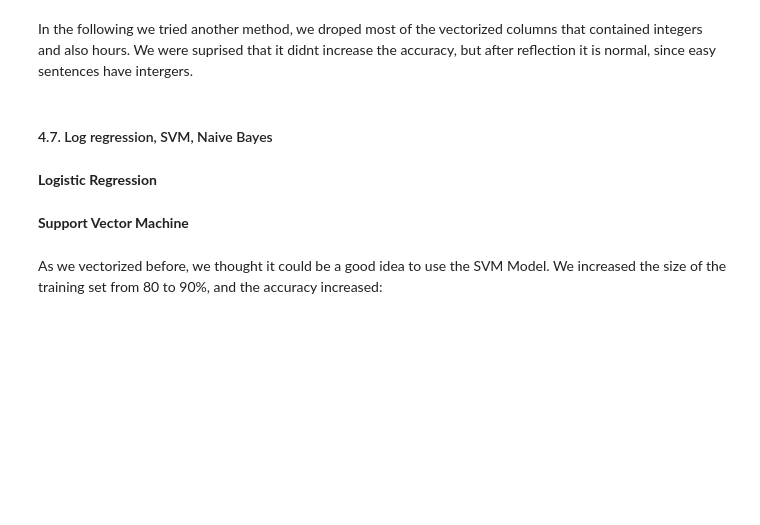
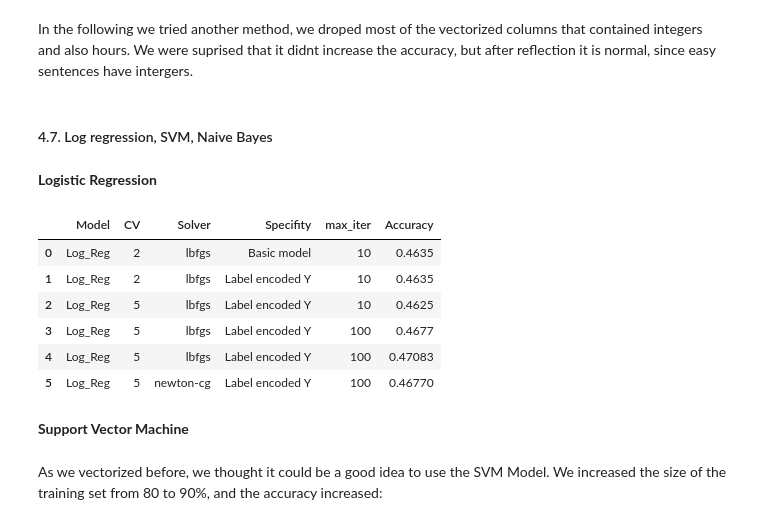
Before and after one commit to Stergios-Konstantinidis/DMML2022_Nestle, a Jupyter notebook: DMML2022_Nestle_3.ipynb, the cells around one changed output. Cells and saved outputs as stored; diff of their text form; code cells hidden in the pictures; blank space fills up the shorter version.

```diff
--- a/DMML2022_Nestle_3.ipynb
+++ b/DMML2022_Nestle_3.ipynb
@@ -676,15 +676,23 @@ LR_accur_test
 # %%
 Label = [' Model', 'CV', 'Solver', 'Specifity', 'max_iter', 'Accuracy']
 LR_1 = ['Log_Reg', '2', 'lbfgs','Basic model', '10','0.4635']
 LR_2 = ['Log_Reg', '2', 'lbfgs','Label encoded Y','10', '0.4635']
 LR_3 = ['Log_Reg', '5', 'lbfgs','Label encoded Y','10', '0.4625'] #Cross validation sinks our accuracy
 LR_4 = ['Log_Reg', '5', 'lbfgs','Label encoded Y','100', '0.4677']
-LR_5 = ['Log_Reg', '5', 'newton-cg','Label encoded Y','100','0.46770'] #Multiclass probelms is newton-cg good, so we test it
-LR_5 = ['Log_Reg', '5', 'lbfgs','Label encoded Y','100','0.47083'] #
-LR_6 = ['Log_Reg', '10', 'lbfgs','Label encoded Y','500','0.55208'] #We augmented the cv and the number of iterations + vectorized sentences
+LR_6 = ['Log_Reg', '5', 'newton-cg','Label encoded Y','100','0.46770'] #Multiclass probelms is newton-cg good, so we test it
+LR_7 = ['Log_Reg', '5', 'lbfgs','Label encoded Y','100','0.47083'] #
+LR_8 = ['Log_Reg', '10', 'lbfgs','Label encoded Y','500','0.55208'] #We augmented the cv and the number of iterations + vectorized sentences
 
 table_merge = pd.DataFrame([LR_1, LR_2, LR_3, LR_4, LR_5, LR_6],columns=Label)
 table_merge
+# %% [output]
+|  | Model | CV | Solver | Specifity | max_iter | Accuracy |
+| 0 | Log_Reg | 2 | lbfgs | Basic model | 10 | 0.4635 |
+| 1 | Log_Reg | 2 | lbfgs | Label encoded Y | 10 | 0.4635 |
+| 2 | Log_Reg | 5 | lbfgs | Label encoded Y | 10 | 0.4625 |
+| 3 | Log_Reg | 5 | lbfgs | Label encoded Y | 100 | 0.4677 |
+| 4 | Log_Reg | 5 | lbfgs | Label encoded Y | 100 | 0.47083 |
+| 5 | Log_Reg | 5 | newton-cg | Label encoded Y | 100 | 0.46770 |
 # %% [markdown]
 **Support Vector Machine**
 # %% [markdown]
```
Also changed, not shown: parts of 5 cells of this notebook.
